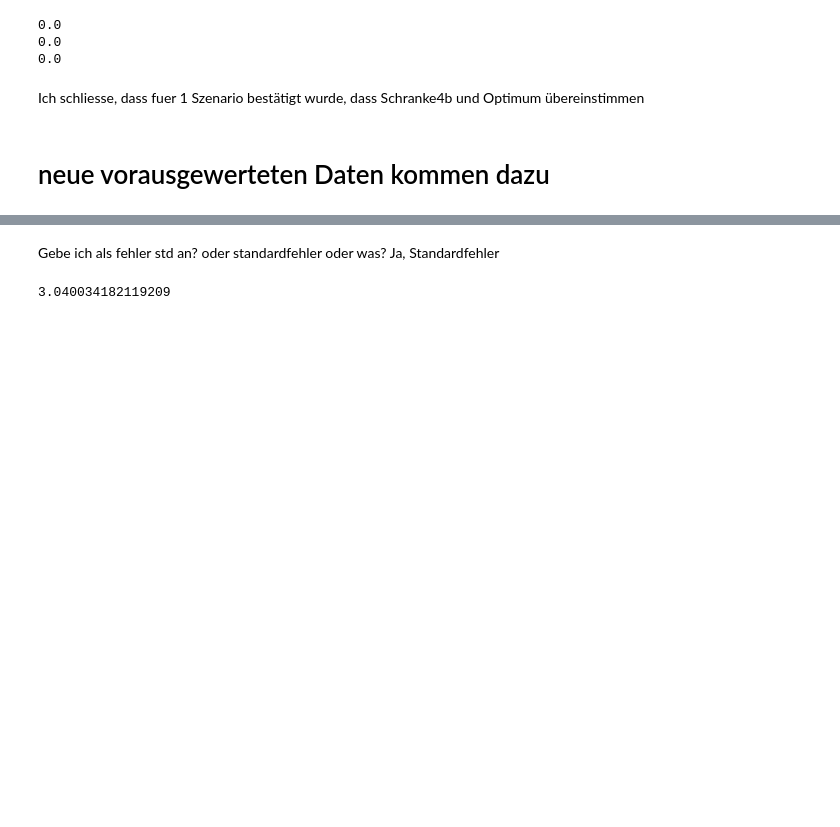
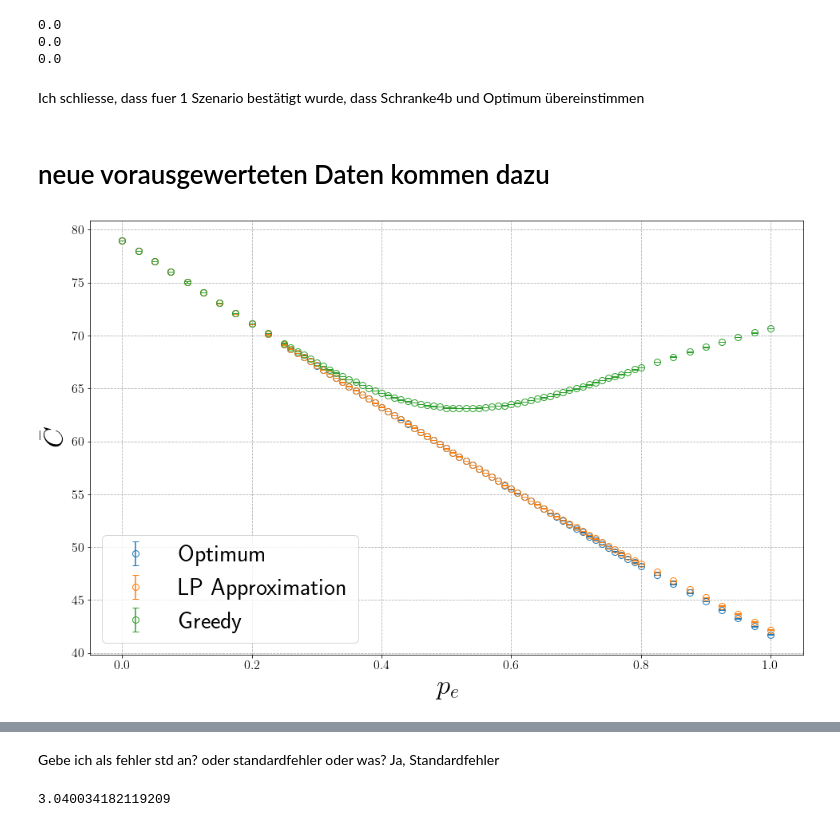
Before and after one commit to T3K14/Masterarbeit-Auswertung, a Jupyter notebook: KFC2.ipynb, the cells around one changed output, grey strips where cells are left out. Drawn from its saved outputs; the diff is of its cells as text; code cells hidden in the pictures; blank space fills up the shorter version.

```diff
--- a/KFC2.ipynb
+++ b/KFC2.ipynb
@@ -12,7 +14,21 @@ from scipy import special
 # %%
 # plot settings:
 plot_output_path = r'D:\Uni\Masterarbeit\MA_Dokument\english\bilder'
-axislabelsize = 30
+
+markersize = 11
+markerfacecolor = 'none'
+
+label_fontsize = 20
+capsize = 5
+axislabelsize = 35
+
+legendfontsize = 30
+
+plt.rcParams.update({
+    "text.usetex": True,
+    "font.family": "sans-serif",
+    "font.sans-serif": ["Computer Modern Sans Serif"],
+})
 # %%
 data1 = {}
 p1 = r"D:\Uni\Masterarbeit\Daten\KFC2\1_scenario"
@@ -182,0 +197,38 @@ _, dic_lp = auswertung_ma.read_vorauswertung(pv, id='p', id_stelle=-2, read_lp=T
+# %%
+# reine Ergebnisse
+
+fig, ax = plt.subplots(figsize=(16, 10))
+ax.grid(ls='--')
+ax.set_axisbelow(True)
+
+n=80
+
+algs = {'Schranke4b': r'Optimum', 'LP_Approx': 'LP Approximation', 'Greedy': 'Greedy'}
+
+m, sme = data_vor1[n].calc_mean_alg_results()
+
+# pcs1 = auswertung_ma.prepare_alg_vs_schranke_data(data1, data1_vor, alg, alpha)
+# fmts = ['v', '^', '<']
+fmts = ['o', 'o', 'o']
+
+for i, alg in enumerate(m.columns):
+#     ax.scatter(d.index, d[alg], label=f'{algs[alg]}, N={n}')
+#     ax.scatter(m.index, m[alg], label=f'{algs[alg]}')
+    d = m.dropna(subset=[alg])
+    smes = sme.dropna(subset=[alg])
+    ax.errorbar(d.index, d[alg], yerr=smes[alg], fmt=fmts[i], markersize=8, markerfacecolor='none', capsize=4, label=f'{algs[alg]}')
+
+# ax.set_xlim([0.4, 0.6])
+# ax.set_ylim([50, 60])
+
+# ax.vlines(0.6355444309347226, 0, 520, color='black')
+
+ax.set_xlabel('$p_e$', fontsize=axislabelsize)
+ax.set_ylabel('$\\bar{C}$', fontsize=axislabelsize)
+
+for label in (ax.get_xticklabels() + ax.get_yticklabels()):
+    label.set_fontsize(16)
+ax.legend(fontsize=30, loc='lower left')
+plt.savefig(os.path.join(plot_output_path, 'res_80_1sce.png'), dpi=300, facecolor=[1,1,1,1], bbox_inches='tight')
+# %% [output]
+[figure, added]
```
Also changed, not shown: parts of 43 cells of this notebook, 5 other files.
